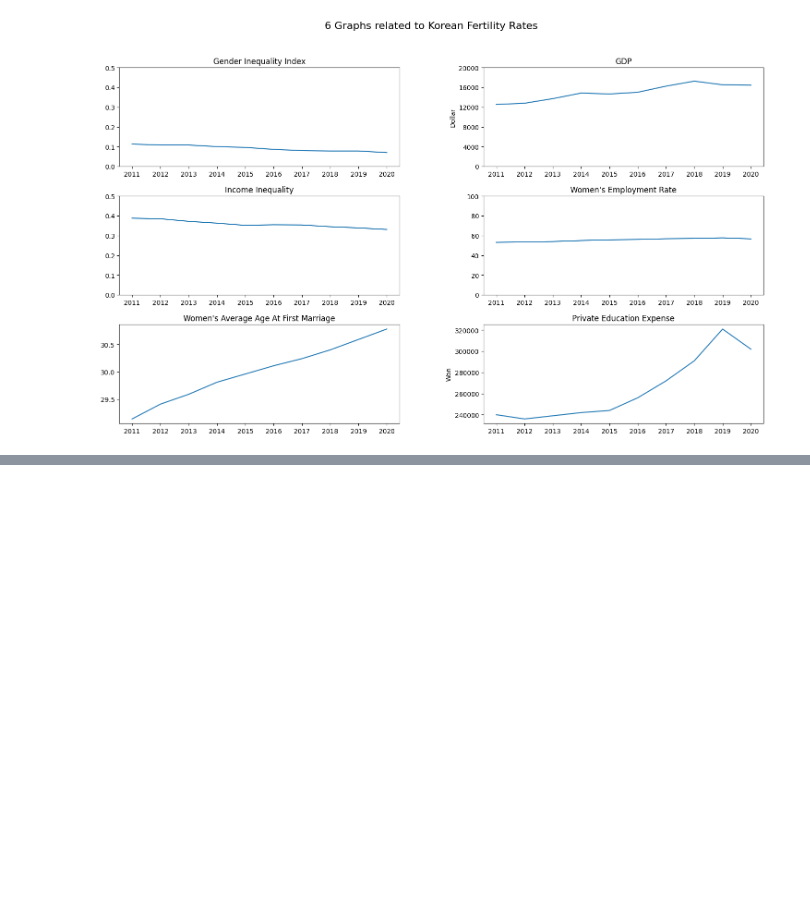
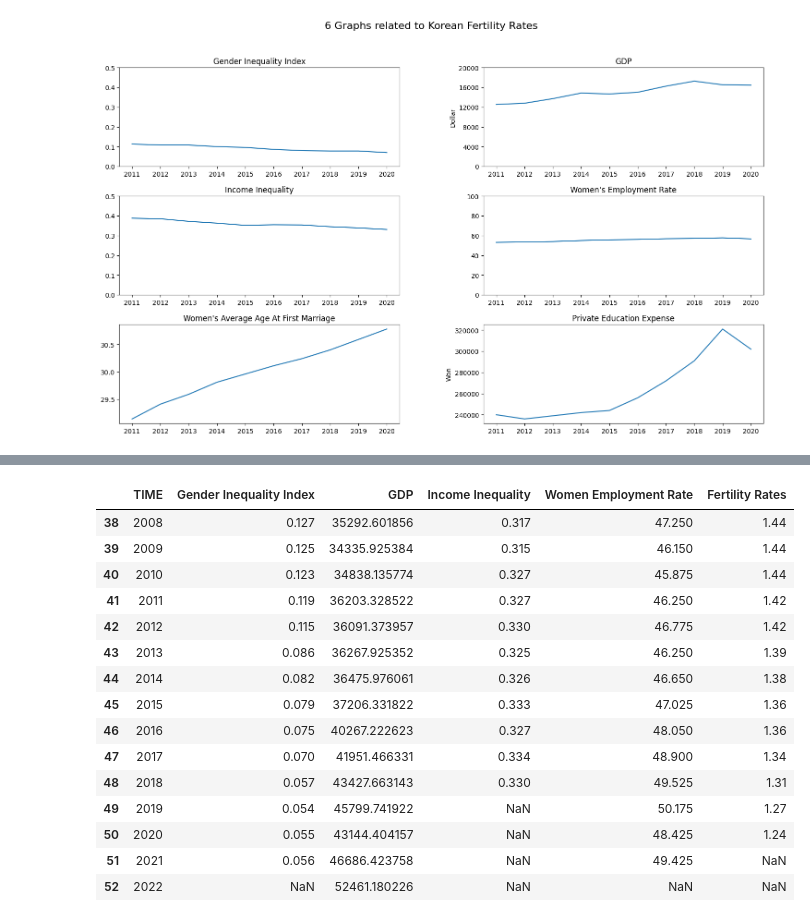
Before and after one commit to ikkjun/Declining_Fertility_Rates, a Jupyter notebook: Declining_Fertility_Rates.ipynb, the cells around one changed output, grey strips where cells are left out. Saved outputs shown, nothing was run; the diff lists cells and outputs as text; code cells hidden in the pictures; blank space fills up the shorter version.

```diff
--- a/Declining_Fertility_Rates.ipynb
+++ b/Declining_Fertility_Rates.ipynb
@@ -367,0 +494,53 @@ plt.show()
+# %%
+df_gdp_ita = df_gdp[df_gdp['LOCATION']=='ITA']
+df_gdp_ita = df_gdp_ita[['TIME', 'Value']]
+df_gdp_ita.columns = ['TIME', 'GDP']
+df_gdp_ita['TIME'] = pd.to_numeric(df_gdp_ita['TIME'])
+df_gdp_ita['GDP'] = df_gdp_ita['GDP'].astype(float)
+
+df_ii_ita = df_ii[df_ii['LOCATION']=='ITA']
+df_ii_ita = df_ii_ita[['TIME', 'Value']]
+df_ii_ita.columns = ['TIME', 'Income Inequality']
+# df_ii_kor['TIME'] = pd.to_numeric(df_ii_kor['TIME'])
+# df_ii_kor['Income_Inequality'] = df_ii_kor['Income Inequality'].astype(float)
+
+df_wer_ita = df_wer[df_wer['LOCATION']=='ITA']
+df_wer_ita = df_wer_ita[['TIME', 'Value']]
+df_wer_ita.columns = ['TIME', 'Women Employment Rate']
+df_wer_ita['TIME'] = pd.to_numeric(df_wer_ita['TIME'])
+df_wer_ita['Women Employment Rate'] = df_wer_ita['Women Employment Rate'].astype(float)
+
+df_wip_ita = df_wip[df_wip['LOCATION']=='ITA']
+df_wip_ita = df_wip_ita[['TIME', 'Value']]
+df_wip_ita.columns = ['TIME', 'Women In Politics']
+df_wip_ita['TIME'] = pd.to_numeric(df_wip_ita['TIME'])
+df_wip_ita['Women In Politics'] = df_wip_ita['Women In Politics'].astype(float)
+# %%
+df_ita = pd.merge(df_gii_ita, df_gdp_ita, on='TIME', how='outer')
+df_ita = pd.merge(df_ita, df_ii_ita, on='TIME', how='outer')
+df_ita = pd.merge(df_ita, df_wer_ita, on='TIME', how='outer')
+
+df_dfr_ita = df_dfr_ita[['TIME', 'Fertility Rates']]
+df_ita = pd.merge(df_ita, df_dfr_ita, on='TIME', how='outer')
+
+# TIME을 기준으로 정렬
+df_ita = df_ita.sort_values('TIME')
+df_ita.reset_index(inplace=True, drop=True)
+df_ita.tail(15)
+# %% [output]
+|  | TIME | Gender Inequality Index | GDP | Income Inequality | Women Employment Rate | Fertility Rates |
+| 38 | 2008 | 0.127 | 35292.601856 | 0.317 | 47.250 | 1.44 |
+| 39 | 2009 | 0.125 | 34335.925384 | 0.315 | 46.150 | 1.44 |
+| 40 | 2010 | 0.123 | 34838.135774 | 0.327 | 45.875 | 1.44 |
+| 41 | 2011 | 0.119 | 36203.328522 | 0.327 | 46.250 | 1.42 |
+| 42 | 2012 | 0.115 | 36091.373957 | 0.330 | 46.775 | 1.42 |
+| 43 | 2013 | 0.086 | 36267.925352 | 0.325 | 46.250 | 1.39 |
+| 44 | 2014 | 0.082 | 36475.976061 | 0.326 | 46.650 | 1.38 |
+| 45 | 2015 | 0.079 | 37206.331822 | 0.333 | 47.025 | 1.36 |
+| 46 | 2016 | 0.075 | 40267.222623 | 0.327 | 48.050 | 1.36 |
+| 47 | 2017 | 0.070 | 41951.466331 | 0.334 | 48.900 | 1.34 |
+| 48 | 2018 | 0.057 | 43427.663143 | 0.330 | 49.525 | 1.31 |
+| 49 | 2019 | 0.054 | 45799.741922 | NaN | 50.175 | 1.27 |
+| 50 | 2020 | 0.055 | 43144.404157 | NaN | 48.425 | 1.24 |
+| 51 | 2021 | 0.056 | 46686.423758 | NaN | 49.425 | NaN |
+| 52 | 2022 | NaN | 52461.180226 | NaN | NaN | NaN |
```
Also changed, not shown: parts of 13 cells of this notebook.
